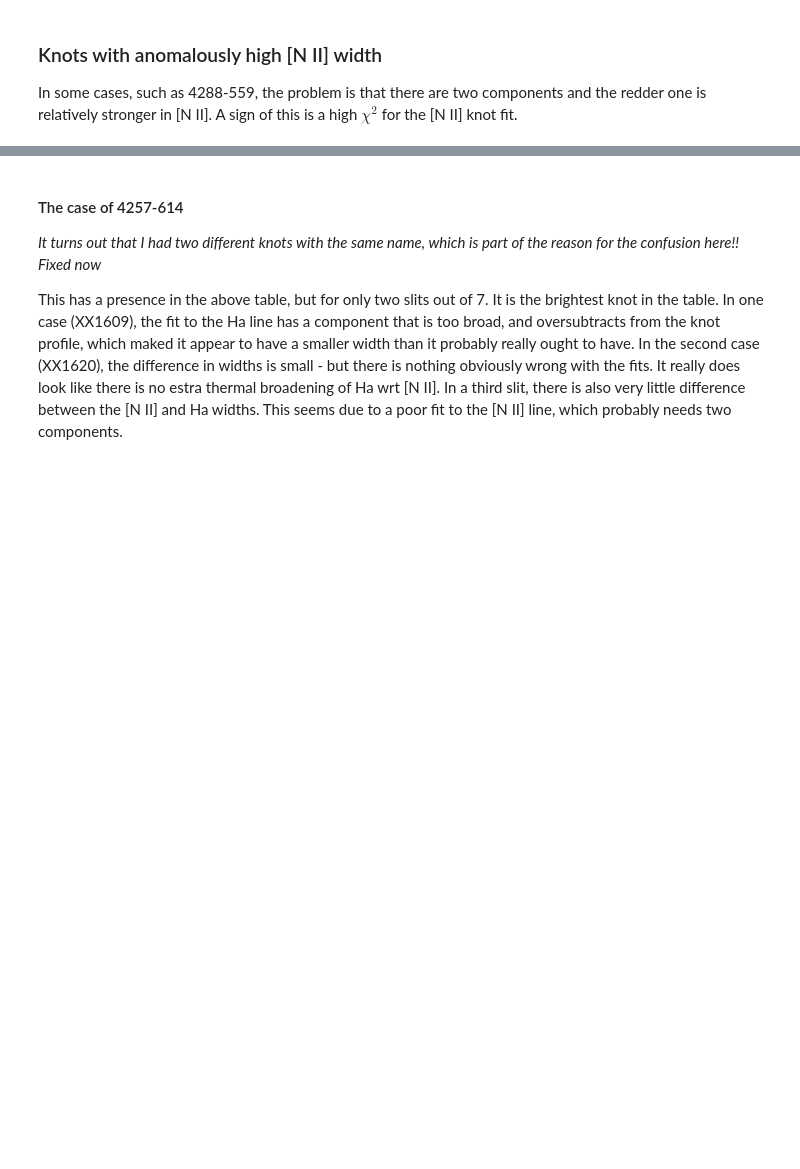
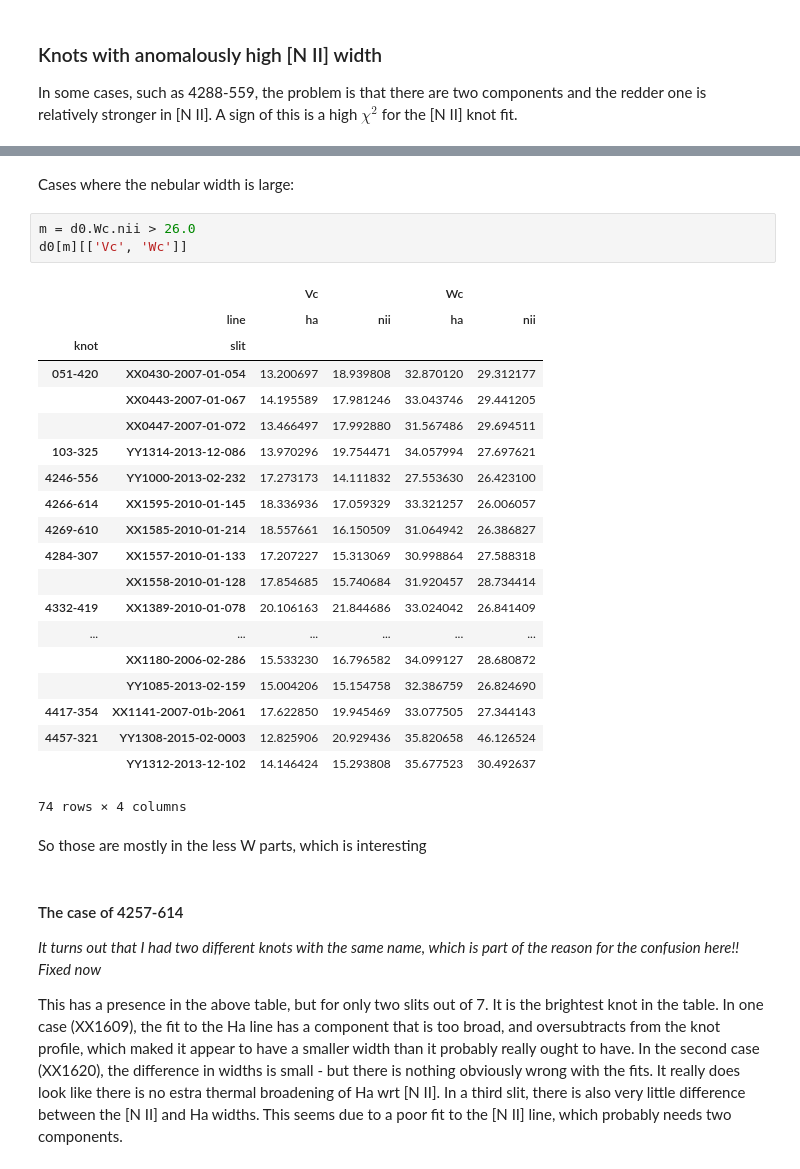
Before and after one commit to will-henney/orion-west, a Jupyter notebook: test-knot-fit.ipynb, the cells around one changed output, grey strips where cells are left out. Cells and saved outputs as stored; diff of their text form; blank space fills up the shorter version.

```diff
--- a/test-knot-fit.ipynb
+++ b/test-knot-fit.ipynb
@@ -932,3 +1046,31 @@ d[m][['Q', 'chi2', 'A', 'V', 'W']]
+# %% [markdown]
+Cases where the nebular width is large:
+# %%
+m = d0.Wc.nii > 26.0
+d0[m][['Vc', 'Wc']]
+# %% [output]
+|  |  | Vc |  | Wc |  |
+|  | line | ha | nii | ha | nii |
+| knot | slit |  |  |  |  |
+| 051-420 | XX0430-2007-01-054 | 13.200697 | 18.939808 | 32.870120 | 29.312177 |
+|  | XX0443-2007-01-067 | 14.195589 | 17.981246 | 33.043746 | 29.441205 |
+|  | XX0447-2007-01-072 | 13.466497 | 17.992880 | 31.567486 | 29.694511 |
+| 103-325 | YY1314-2013-12-086 | 13.970296 | 19.754471 | 34.057994 | 27.697621 |
+| 4246-556 | YY1000-2013-02-232 | 17.273173 | 14.111832 | 27.553630 | 26.423100 |
+| 4266-614 | XX1595-2010-01-145 | 18.336936 | 17.059329 | 33.321257 | 26.006057 |
+| 4269-610 | XX1585-2010-01-214 | 18.557661 | 16.150509 | 31.064942 | 26.386827 |
+| 4284-307 | XX1557-2010-01-133 | 17.207227 | 15.313069 | 30.998864 | 27.588318 |
+|  | XX1558-2010-01-128 | 17.854685 | 15.740684 | 31.920457 | 28.734414 |
+| 4332-419 | XX1389-2010-01-078 | 20.106163 | 21.844686 | 33.024042 | 26.841409 |
+| ... | ... | ... | ... | ... | ... |
+|  | XX1180-2006-02-286 | 15.533230 | 16.796582 | 34.099127 | 28.680872 |
+|  | YY1085-2013-02-159 | 15.004206 | 15.154758 | 32.386759 | 26.824690 |
+| 4417-354 | XX1141-2007-01b-2061 | 17.622850 | 19.945469 | 33.077505 | 27.344143 |
+| 4457-321 | YY1308-2015-02-0003 | 12.825906 | 20.929436 | 35.820658 | 46.126524 |
+|  | YY1312-2013-12-102 | 14.146424 | 15.293808 | 35.677523 | 30.492637 |
+74 rows × 4 columns
+# %% [markdown]
+So those are mostly in the less W parts, which is interesting
 # %% [markdown]
 #### The case of 4257-614
 
```
Also changed, not shown: parts of 10 cells of this notebook, 2 other files.
